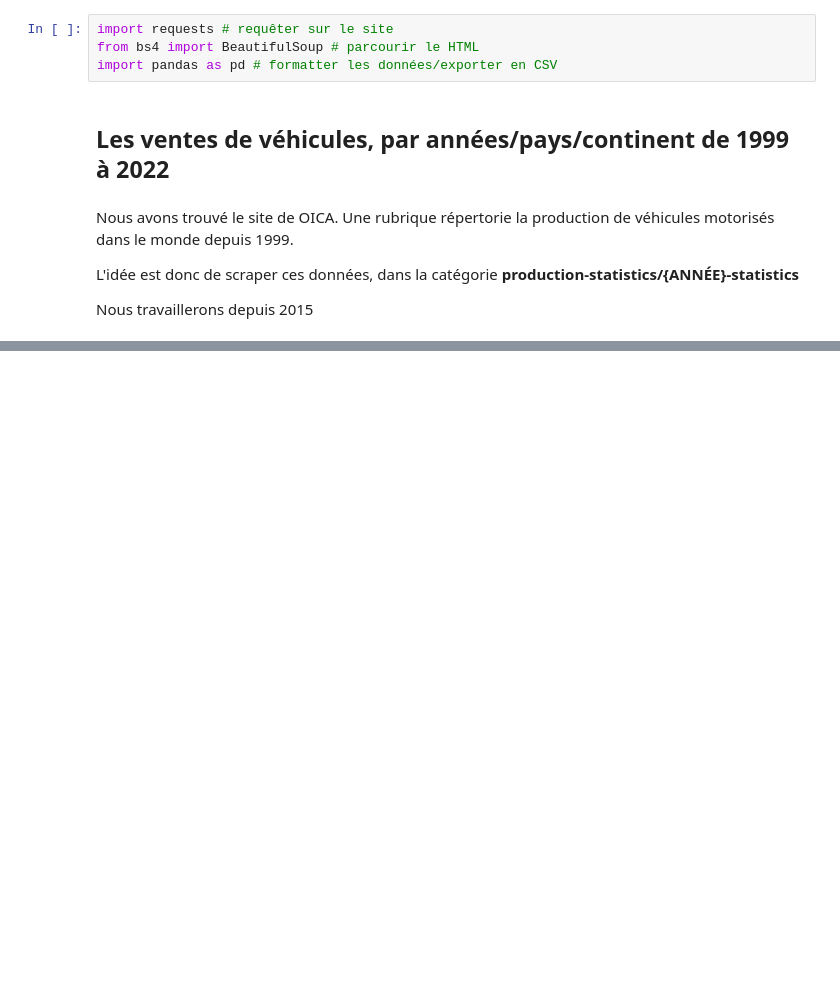
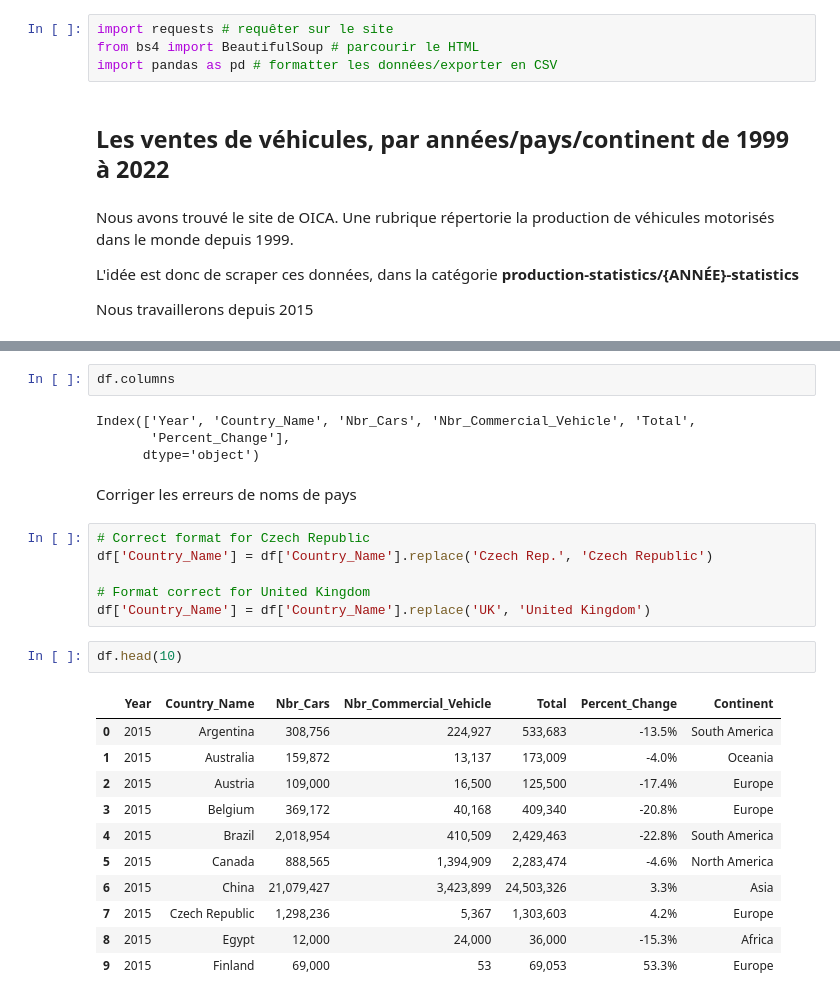
Before and after one commit to SEILERLuc/analyse_auto, a Jupyter notebook: cleaning.ipynb, the cells around one changed output, grey strips where cells are left out. Saved outputs shown, nothing was run; the diff lists cells and outputs as text; blank space fills up the shorter version.

```diff
--- a/cleaning.ipynb
+++ b/cleaning.ipynb
@@ -123,0 +196,28 @@ Total
+# %%
+df.columns
+# %% [output]
+Index(['Year', 'Country_Name', 'Nbr_Cars', 'Nbr_Commercial_Vehicle', 'Total',
+       'Percent_Change'],
+      dtype='object')
+# %% [markdown]
+Corriger les erreurs de noms de pays
+# %%
+# Correct format for Czech Republic
+df['Country_Name'] = df['Country_Name'].replace('Czech Rep.', 'Czech Republic')
+
+# Format correct for United Kingdom
+df['Country_Name'] = df['Country_Name'].replace('UK', 'United Kingdom')
+# %%
+df.head(10)
+# %% [output]
+|  | Year | Country_Name | Nbr_Cars | Nbr_Commercial_Vehicle | Total | Percent_Change | Continent |
+| 0 | 2015 | Argentina | 308,756 | 224,927 | 533,683 | -13.5% | South America |
+| 1 | 2015 | Australia | 159,872 | 13,137 | 173,009 | -4.0% | Oceania |
+| 2 | 2015 | Austria | 109,000 | 16,500 | 125,500 | -17.4% | Europe |
+| 3 | 2015 | Belgium | 369,172 | 40,168 | 409,340 | -20.8% | Europe |
+| 4 | 2015 | Brazil | 2,018,954 | 410,509 | 2,429,463 | -22.8% | South America |
+| 5 | 2015 | Canada | 888,565 | 1,394,909 | 2,283,474 | -4.6% | North America |
+| 6 | 2015 | China | 21,079,427 | 3,423,899 | 24,503,326 | 3.3% | Asia |
+| 7 | 2015 | Czech Republic | 1,298,236 | 5,367 | 1,303,603 | 4.2% | Europe |
+| 8 | 2015 | Egypt | 12,000 | 24,000 | 36,000 | -15.3% | Africa |
+| 9 | 2015 | Finland | 69,000 | 53 | 69,053 | 53.3% | Europe |
```
Also changed, not shown: parts of 14 cells of this notebook, 4 other files.
